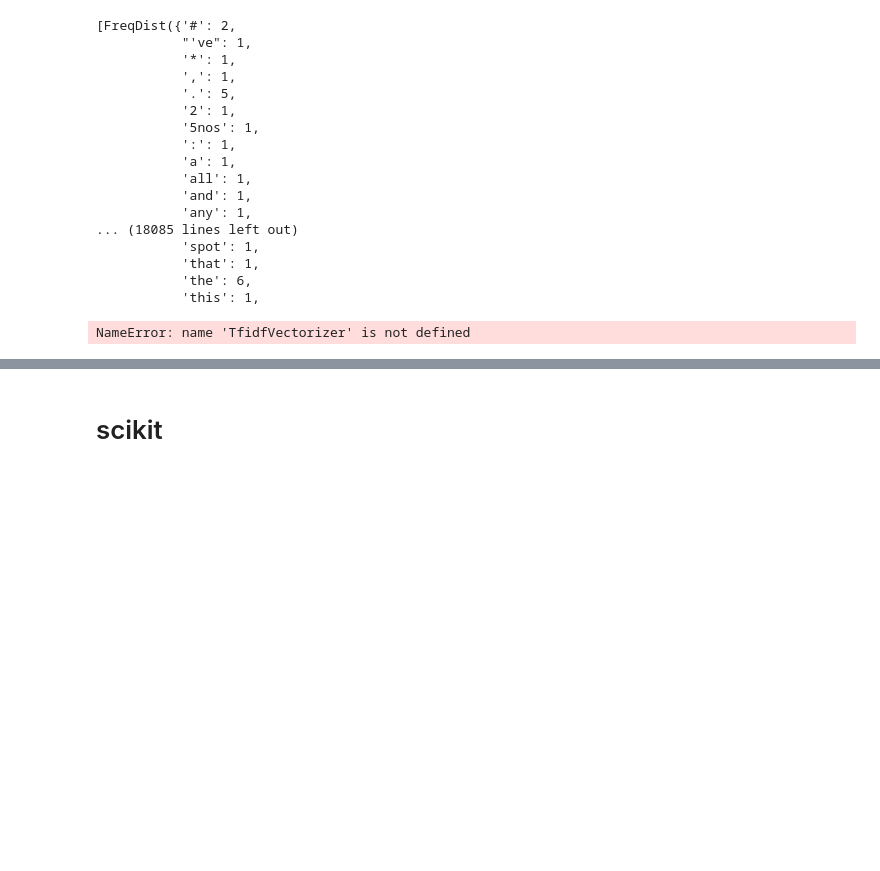
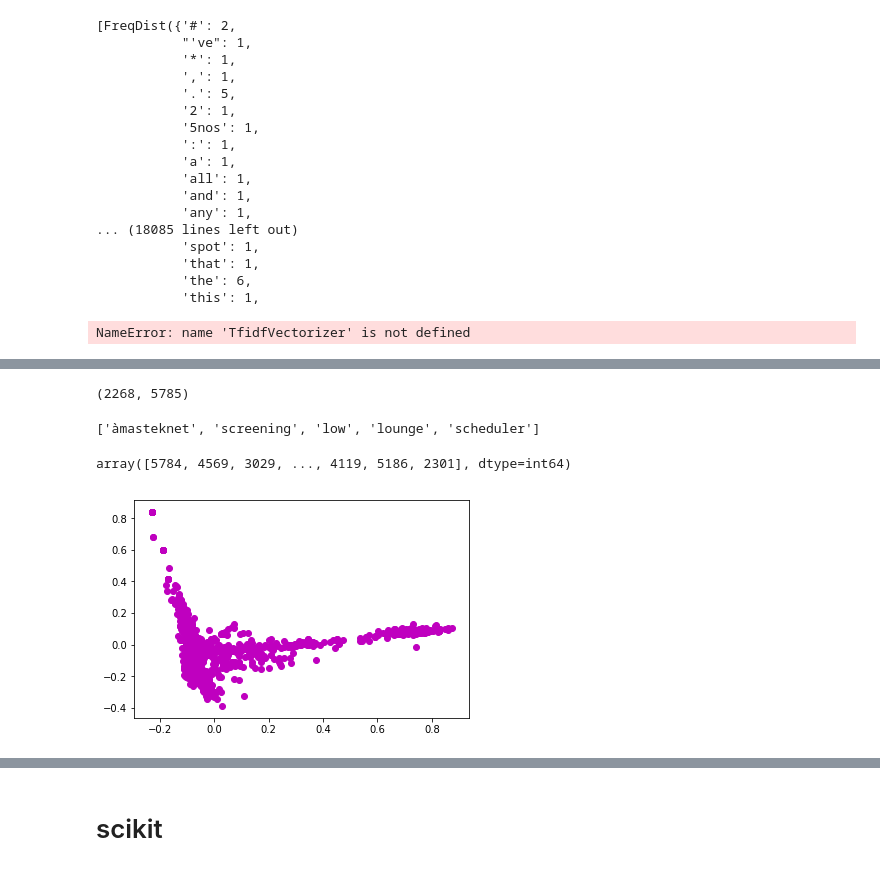
Before and after one commit to RajatChaudhari/mail, a Jupyter notebook: mailNLTKPart2.ipynb, the cells around one changed output, grey strips where cells are left out. Saved outputs shown, nothing was run; the diff lists cells and outputs as text; code cells hidden in the pictures; blank space fills up the shorter version.

```diff
--- a/mailNLTKPart2.ipynb
+++ b/mailNLTKPart2.ipynb
@@ -238,4 +238,4 @@ from sklearn.feature_extraction.text import TfidfVectorizer
 # %%
 vect = TfidfVectorizer(stop_words='english', max_df=0.50, min_df=2)
 # %%
-X = vect.fit_transform(str(mail["Message"]))
+X = vect.fit_transform(mail["MsgTokens"])
@@ -263,0 +256,4 @@ Name: Message, Length: 2268, dtype: object
+# %%
+X.shape
+# %% [output]
+(2268, 5785)
@@ -263,0 +263,20 @@ Name: Message, Length: 2268, dtype: object
+# %%
+indices = np.argsort(vect.idf_)[::-1]
+features = vect.get_feature_names()
+
+top_n = 5
+top_features = [features[i] for i in indices[:top_n]]
+print (top_features)
+# %% [output]
+['àmasteknet', 'screening', 'low', 'lounge', 'scheduler']
+# %%
+indices
+# %% [output]
+array([5784, 4569, 3029, ..., 4119, 5186, 2301], dtype=int64)
+# %%
+X_dense = X.todense()
+coords = PCA(n_components=2).fit_transform(X_dense)
+plt.scatter(coords[:, 0], coords[:, 1], c='m')
+plt.show()
+# %% [output]
+[figure, added]
```
Also changed, not shown: parts of 25 cells of this notebook.
